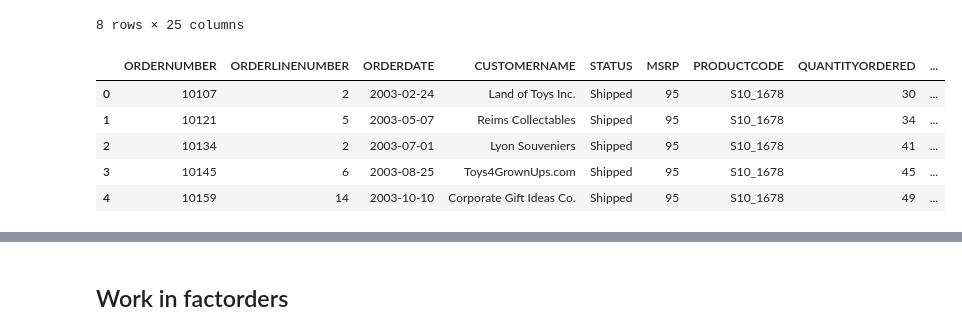
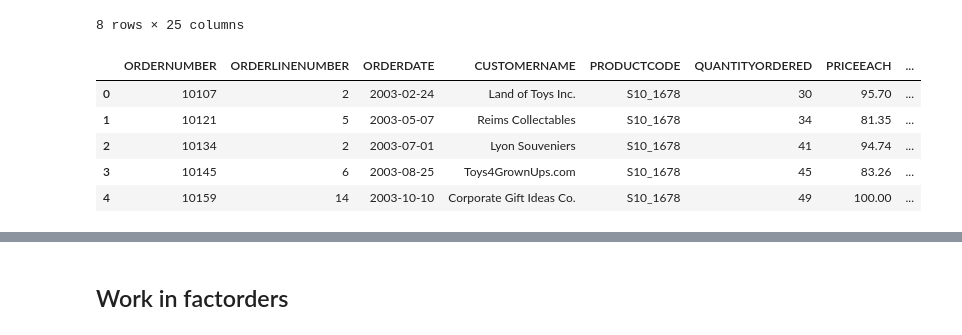
Before and after one commit to Sandokhan/dw, a Jupyter notebook: main.ipynb, the cells around one changed output, grey strips where cells are left out. Cells and saved outputs as stored; diff of their text form; code cells hidden in the pictures.

```diff
--- a/main.ipynb
+++ b/main.ipynb
@@ -238,13 +280,13 @@ df[df.ORDERNUMBER == 10107]
 | 2173 | 10107 | 20 | 92.90 | 8 | 1858.00 | 2003-02-24 | Shipped | 1 | ... |
 8 rows × 25 columns
 # %%
-df_factorderlines = df[['ORDERNUMBER', 'ORDERLINENUMBER', 'ORDERDATE', 'CUSTOMERNAME', 'STATUS', 'MSRP', 'PRODUCTCODE', 'QUANTITYORDERED', 'PRICEEACH', 'DEALSIZE']].copy(deep=True)
-
+df_factorderlines = df[['ORDERNUMBER', 'ORDERLINENUMBER', 'ORDERDATE', 'CUSTOMERNAME', 'PRODUCTCODE', 'QUANTITYORDERED', 'PRICEEACH', 'DEALSIZE']].copy(deep=True)
+df_factorderlines.reset_index(drop=True, inplace=True)
 df_factorderlines.head()
 # %% [output]
-|  | ORDERNUMBER | ORDERLINENUMBER | ORDERDATE | CUSTOMERNAME | STATUS | MSRP | PRODUCTCODE | QUANTITYORDERED | ... |
-| 0 | 10107 | 2 | 2003-02-24 | Land of Toys Inc. | Shipped | 95 | S10_1678 | 30 | ... |
-| 1 | 10121 | 5 | 2003-05-07 | Reims Collectables | Shipped | 95 | S10_1678 | 34 | ... |
-| 2 | 10134 | 2 | 2003-07-01 | Lyon Souveniers | Shipped | 95 | S10_1678 | 41 | ... |
-| 3 | 10145 | 6 | 2003-08-25 | Toys4GrownUps.com | Shipped | 95 | S10_1678 | 45 | ... |
-| 4 | 10159 | 14 | 2003-10-10 | Corporate Gift Ideas Co. | Shipped | 95 | S10_1678 | 49 | ... |
+|  | ORDERNUMBER | ORDERLINENUMBER | ORDERDATE | CUSTOMERNAME | PRODUCTCODE | QUANTITYORDERED | PRICEEACH | ... |
+| 0 | 10107 | 2 | 2003-02-24 | Land of Toys Inc. | S10_1678 | 30 | 95.70 | ... |
+| 1 | 10121 | 5 | 2003-05-07 | Reims Collectables | S10_1678 | 34 | 81.35 | ... |
+| 2 | 10134 | 2 | 2003-07-01 | Lyon Souveniers | S10_1678 | 41 | 94.74 | ... |
+| 3 | 10145 | 6 | 2003-08-25 | Toys4GrownUps.com | S10_1678 | 45 | 83.26 | ... |
+| 4 | 10159 | 14 | 2003-10-10 | Corporate Gift Ideas Co. | S10_1678 | 49 | 100.00 | ... |
```
Also changed, not shown: parts of 32 cells of this notebook, 6 other files.
